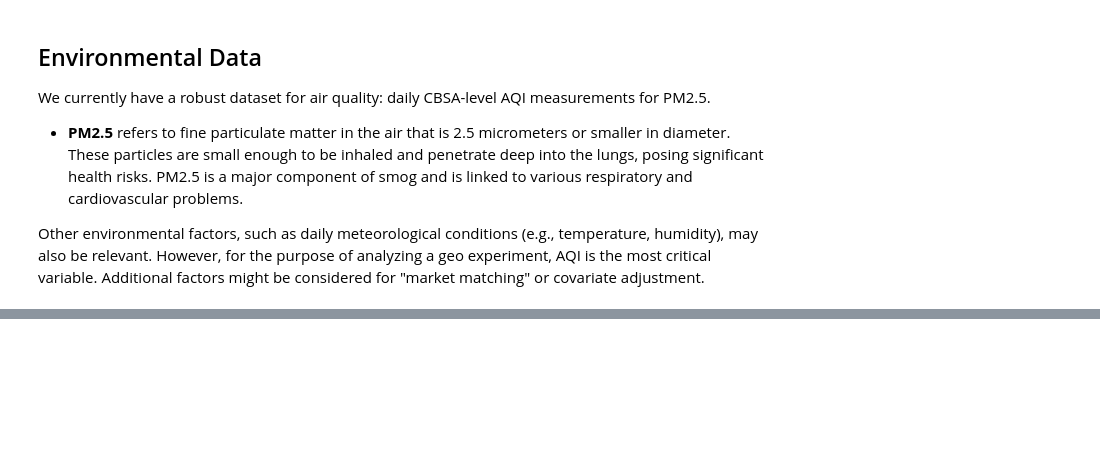
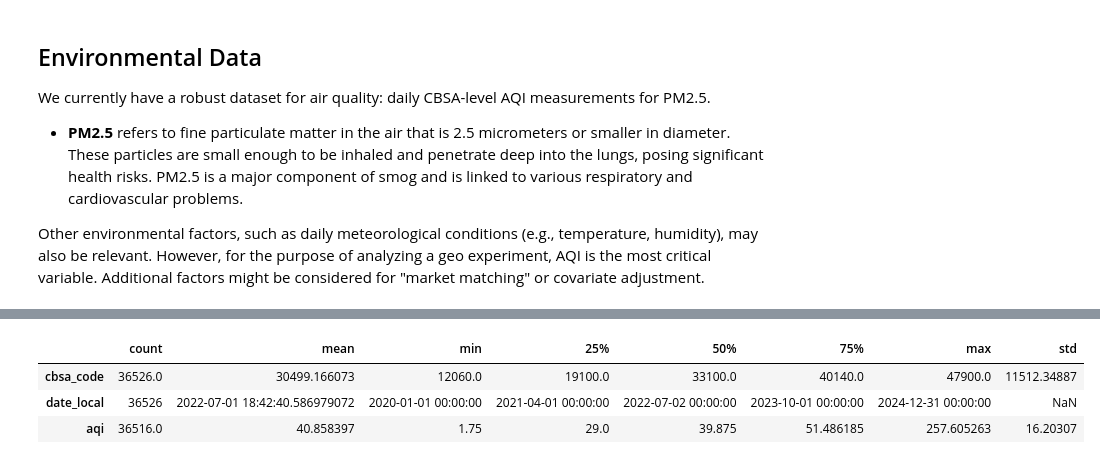
Before and after one commit to iherman10/aqi_geo_experiments, a Jupyter notebook: analysis.ipynb, the cells around one changed output, grey strips where cells are left out. Cells and saved outputs as stored; diff of their text form; code cells hidden in the pictures; blank space fills up the shorter version.

```diff
--- a/analysis.ipynb
+++ b/analysis.ipynb
@@ -418,0 +485,9 @@ Other environmental factors, such as daily meteorological conditions (e.g., temp
+# %%
+# See distributions
+
+eda_final_pm25_daily.describe().transpose()
+# %% [output]
+|  | count | mean | min | 25% | 50% | 75% | max | std |
+| cbsa_code | 36526.0 | 30499.166073 | 12060.0 | 19100.0 | 33100.0 | 40140.0 | 47900.0 | 11512.34887 |
+| date_local | 36526 | 2022-07-01 18:42:40.586979072 | 2020-01-01 00:00:00 | 2021-04-01 00:00:00 | 2022-07-02 00:00:00 | 2023-10-01 00:00:00 | 2024-12-31 00:00:00 | NaN |
+| aqi | 36516.0 | 40.858397 | 1.75 | 29.0 | 39.875 | 51.486185 | 257.605263 | 16.20307 |
```
Also changed, not shown: parts of 8 cells of this notebook.
